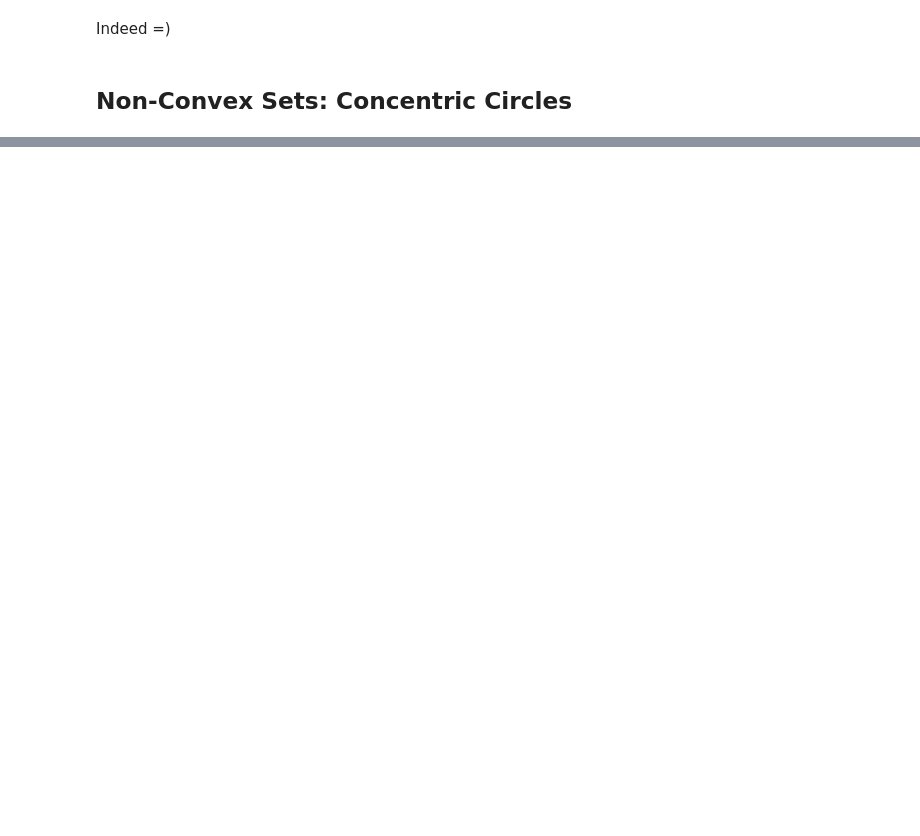
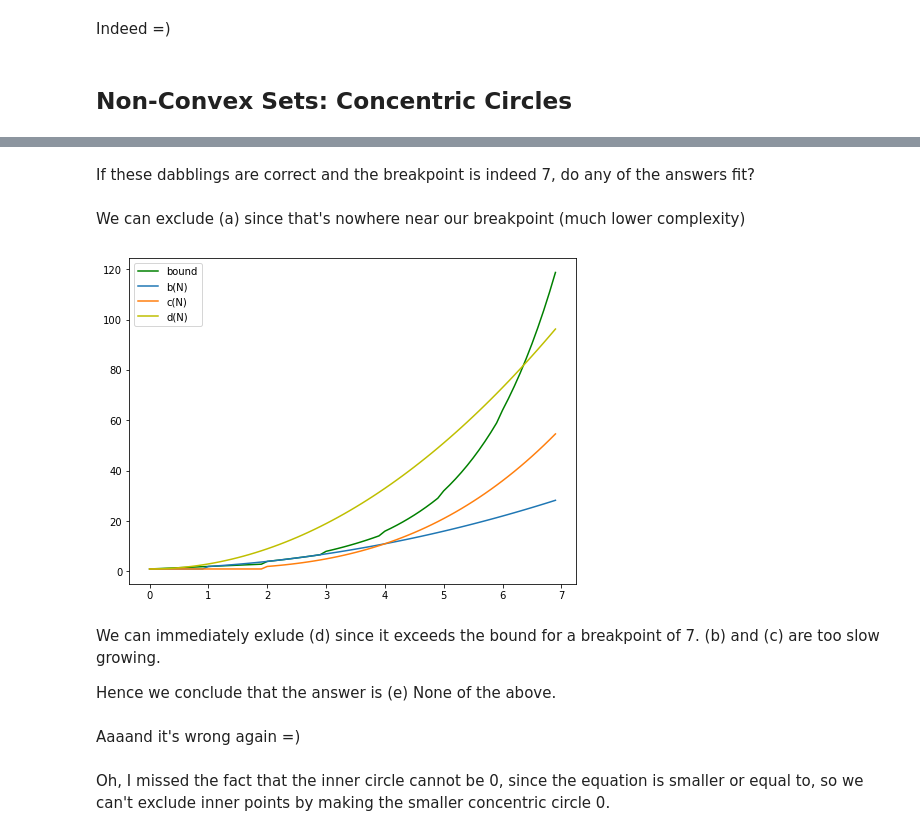
Before and after one commit to workflow/caltech-machine-learning-homework, a Jupyter notebook: HW3.ipynb, the cells around one changed output, grey strips where cells are left out. Saved outputs shown, nothing was run; the diff lists cells and outputs as text; code cells hidden in the pictures; blank space fills up the shorter version.

```diff
--- a/HW3.ipynb
+++ b/HW3.ipynb
@@ -346,0 +355,43 @@ Indeed =)
+# %% [markdown]
+If these dabblings are correct and the breakpoint is indeed 7, do any of the answers fit?
+# %% [markdown]
+We can exclude (a) since that's nowhere near our breakpoint (much lower complexity)
+# %%
+def B(N):
+    return 1 + N + scipy.special.comb(N, 2) + scipy.special.comb(N, 3) + scipy.special.comb(N, 4) + scipy.special.comb(N, 5) + scipy.special.comb(N, 6)
+
+def b(N):
+    return scipy.special.comb(N + 1, 2) + 1
+
+def c(N):
+    return scipy.special.comb(N + 1, 3) + 1
+
+def d(N):
+    return 2 * (N ** 2) + 1
+
+
+X = np.arange(0, 7, 0.1)
+yB = np.vectorize(B)(X)
+yb = np.vectorize(b)(X)
+yc = np.vectorize(c)(X)
+yd = np.vectorize(d)(X)
+
+
+plt.figure(figsize=(8, 6))
+plt.plot(X, yB, color='g', label='bound')
+plt.plot(X, yb, label='b(N)')
+plt.plot(X, yc, label='c(N)')
+plt.plot(X, yd, label='d(N)', color='y')
+plt.legend()
+plt.show()
+# %% [output]
+[figure, added]
+# %% [markdown]
+We can immediately exlude (d) since it exceeds the bound for a breakpoint of 7.
+(b) and (c) are too slow growing.
+
+Hence we conclude that the answer is (e) None of the above.
+# %% [markdown]
+Aaaand it's wrong again =)
+# %% [markdown]
+Oh, I missed the fact that the inner circle cannot be 0, since the equation is smaller or equal to, so we can't exclude inner points by making the smaller concentric circle 0.
```
Also changed, not shown: parts of 4 cells of this notebook, 4 other files.
